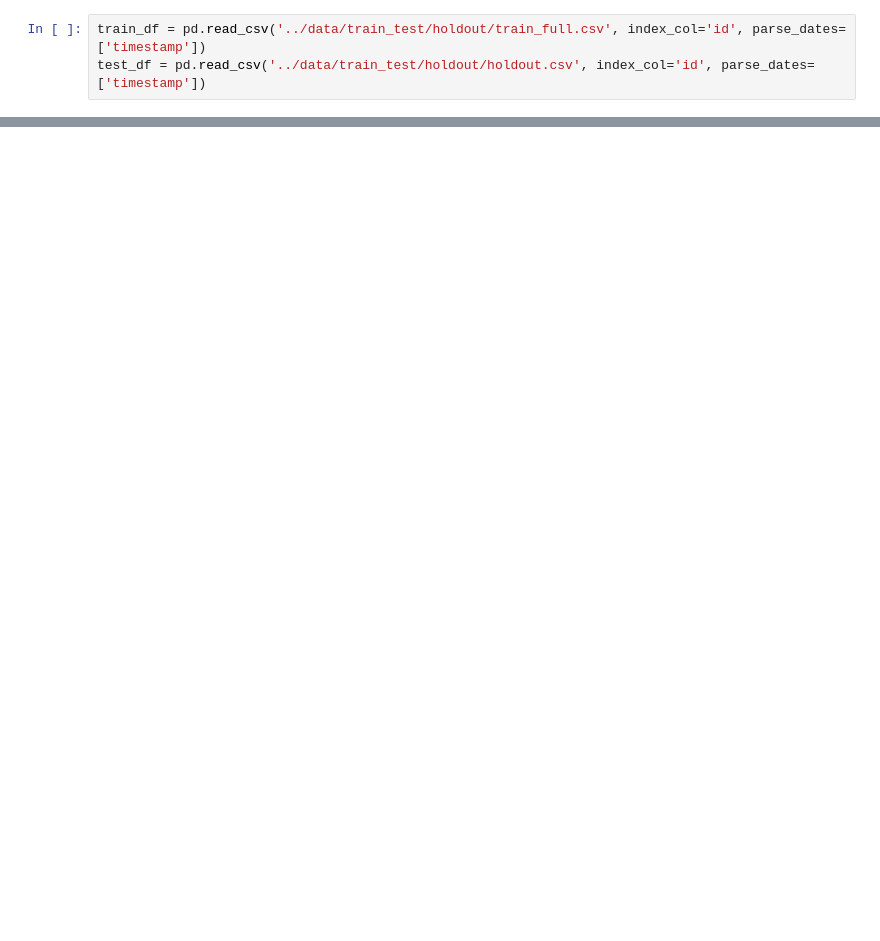
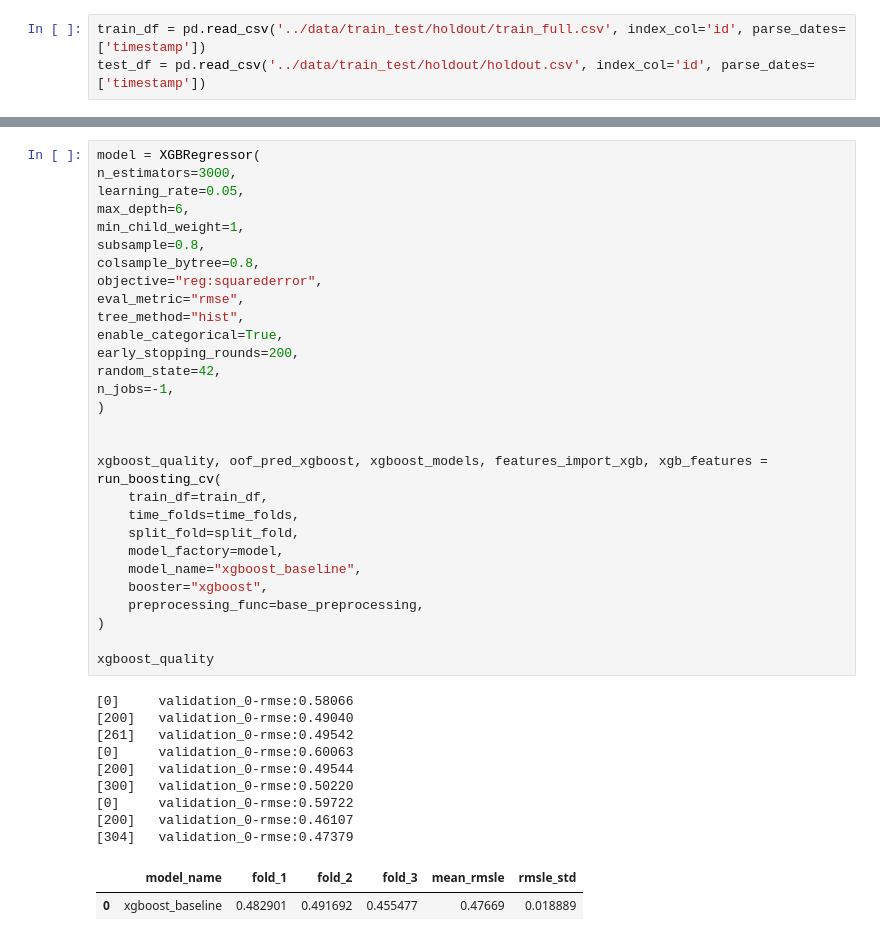
Before and after one commit to soulister/real-estate-price-prediction, a Jupyter notebook: notebooks/baseline_models.ipynb, the cells around one changed output, grey strips where cells are left out. Drawn from its saved outputs; the diff is of its cells as text; blank space fills up the shorter version.

```diff
--- a/notebooks/baseline_models.ipynb
+++ b/notebooks/baseline_models.ipynb
@@ -81,0 +111,41 @@ memory usage: 29.3 MB
+# %%
+model = XGBRegressor(
+n_estimators=3000,
+learning_rate=0.05,
+max_depth=6,
+min_child_weight=1,
+subsample=0.8,
+colsample_bytree=0.8,
+objective="reg:squarederror",
+eval_metric="rmse",
+tree_method="hist",
+enable_categorical=True,
+early_stopping_rounds=200,
+random_state=42,
+n_jobs=-1,
+)
+
+
+xgboost_quality, oof_pred_xgboost, xgboost_models, features_import_xgb, xgb_features = run_boosting_cv(
+    train_df=train_df,
+    time_folds=time_folds,
+    split_fold=split_fold,
+    model_factory=model,
+    model_name="xgboost_baseline",
+    booster="xgboost",
+    preprocessing_func=base_preprocessing,
+)
+
+xgboost_quality
+# %% [output]
+[0]     validation_0-rmse:0.58066
+[200]   validation_0-rmse:0.49040
+[261]   validation_0-rmse:0.49542
+[0]     validation_0-rmse:0.60063
+[200]   validation_0-rmse:0.49544
+[300]   validation_0-rmse:0.50220
+[0]     validation_0-rmse:0.59722
+[200]   validation_0-rmse:0.46107
+[304]   validation_0-rmse:0.47379
+|  | model_name | fold_1 | fold_2 | fold_3 | mean_rmsle | rmsle_std |
+| 0 | xgboost_baseline | 0.482901 | 0.491692 | 0.455477 | 0.47669 | 0.018889 |
```
Also changed, not shown: parts of 18 cells of this notebook, 25 other files.
